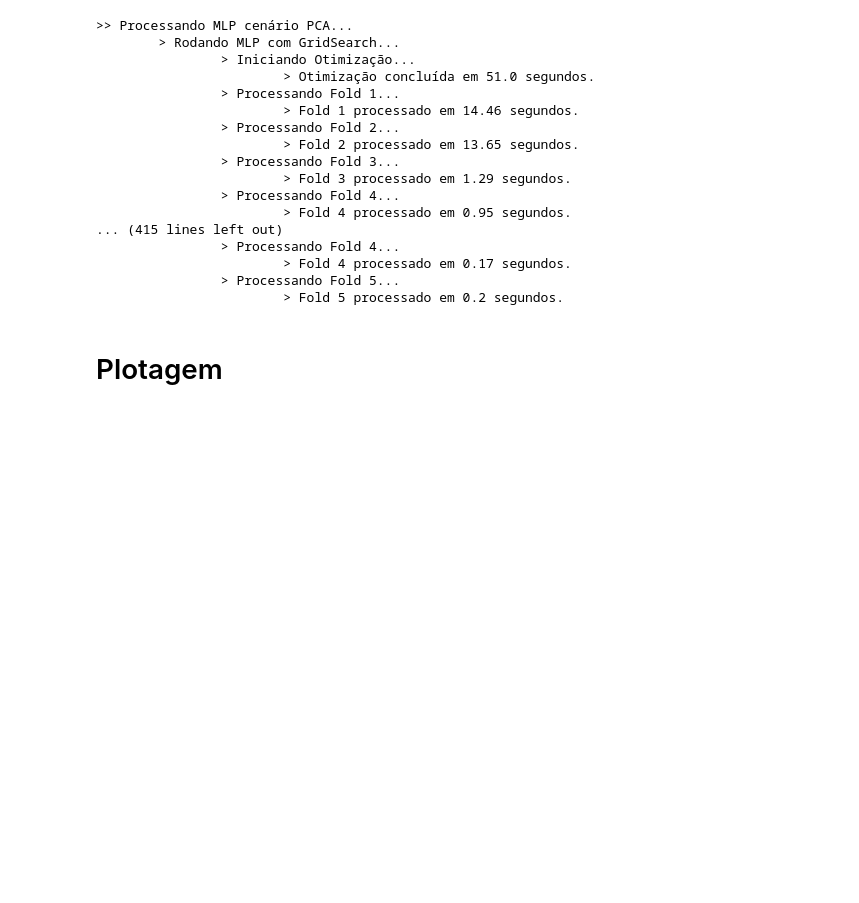
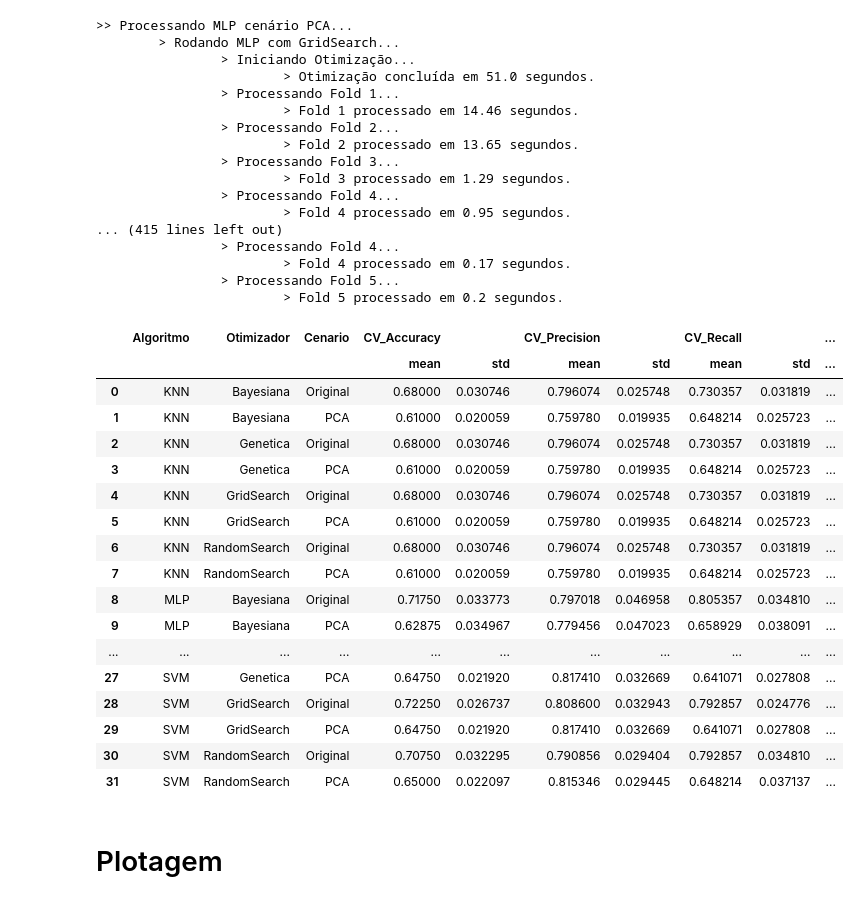
Before and after one commit to KauaHenSilva/Trabalho_Topicos_10, a Jupyter notebook: main.ipynb, the cells around one changed output. Cells and saved outputs as stored; diff of their text form; code cells hidden in the pictures; blank space fills up the shorter version.

```diff
--- a/main.ipynb
+++ b/main.ipynb
@@ -266,6 +266,34 @@ df_resultados_folds.to_csv('result_folds.csv', index=False)
 # %%
 df_resultados_resumo = pd.read_csv('result_resumo.csv')
 df_resultados_folds = pd.read_csv('result_folds.csv')
+# %%
+df_summary = df_resultados_folds.groupby(['Algoritmo', 'Otimizador', 'Cenario']).agg({
+    'CV_Accuracy': ['mean', 'std'],
+    'CV_Precision': ['mean', 'std'],
+    'CV_Recall': ['mean', 'std'],
+    'CV_F1': ['mean', 'std'],
+    'CV_ROC_AUC': ['mean', 'std'],
+}).reset_index()
+df_summary
+# %% [output]
+|  | Algoritmo | Otimizador | Cenario | CV_Accuracy |  | CV_Precision |  | CV_Recall |  | ... |
+|  |  |  |  | mean | std | mean | std | mean | std | ... |
+| 0 | KNN | Bayesiana | Original | 0.68000 | 0.030746 | 0.796074 | 0.025748 | 0.730357 | 0.031819 | ... |
+| 1 | KNN | Bayesiana | PCA | 0.61000 | 0.020059 | 0.759780 | 0.019935 | 0.648214 | 0.025723 | ... |
+| 2 | KNN | Genetica | Original | 0.68000 | 0.030746 | 0.796074 | 0.025748 | 0.730357 | 0.031819 | ... |
+| 3 | KNN | Genetica | PCA | 0.61000 | 0.020059 | 0.759780 | 0.019935 | 0.648214 | 0.025723 | ... |
+| 4 | KNN | GridSearch | Original | 0.68000 | 0.030746 | 0.796074 | 0.025748 | 0.730357 | 0.031819 | ... |
+| 5 | KNN | GridSearch | PCA | 0.61000 | 0.020059 | 0.759780 | 0.019935 | 0.648214 | 0.025723 | ... |
+| 6 | KNN | RandomSearch | Original | 0.68000 | 0.030746 | 0.796074 | 0.025748 | 0.730357 | 0.031819 | ... |
+| 7 | KNN | RandomSearch | PCA | 0.61000 | 0.020059 | 0.759780 | 0.019935 | 0.648214 | 0.025723 | ... |
+| 8 | MLP | Bayesiana | Original | 0.71750 | 0.033773 | 0.797018 | 0.046958 | 0.805357 | 0.034810 | ... |
+| 9 | MLP | Bayesiana | PCA | 0.62875 | 0.034967 | 0.779456 | 0.047023 | 0.658929 | 0.038091 | ... |
+| ... | ... | ... | ... | ... | ... | ... | ... | ... | ... | ... |
+| 27 | SVM | Genetica | PCA | 0.64750 | 0.021920 | 0.817410 | 0.032669 | 0.641071 | 0.027808 | ... |
+| 28 | SVM | GridSearch | Original | 0.72250 | 0.026737 | 0.808600 | 0.032943 | 0.792857 | 0.024776 | ... |
+| 29 | SVM | GridSearch | PCA | 0.64750 | 0.021920 | 0.817410 | 0.032669 | 0.641071 | 0.027808 | ... |
+| 30 | SVM | RandomSearch | Original | 0.70750 | 0.032295 | 0.790856 | 0.029404 | 0.792857 | 0.034810 | ... |
+| 31 | SVM | RandomSearch | PCA | 0.65000 | 0.022097 | 0.815346 | 0.029445 | 0.648214 | 0.037137 | ... |
 # %% [markdown]
 # Plotagem
 # %%
```
